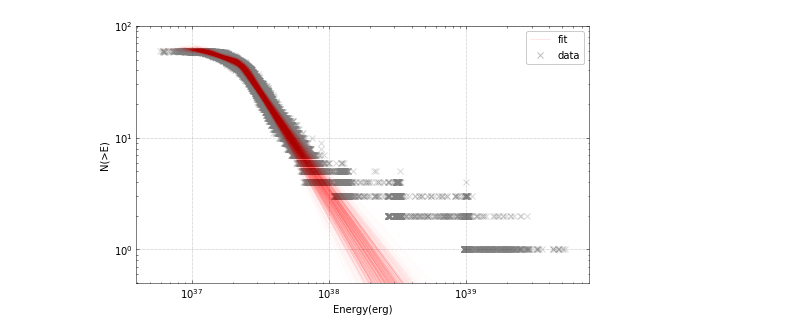
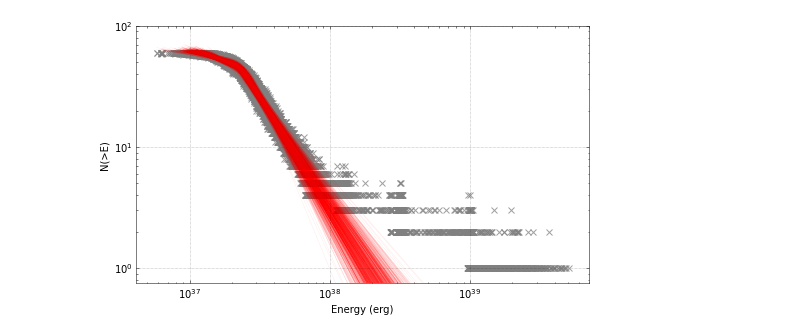
Before and after one commit to thepetabyteproject/FRB121102, a Jupyter notebook: analysis/cumulative_energy_distribution.ipynb, the cells around one changed output. Saved outputs shown, nothing was run; the diff lists cells and outputs as text; code cells hidden in the pictures.

```diff
--- a/analysis/cumulative_energy_distribution.ipynb
+++ b/analysis/cumulative_energy_distribution.ipynb
@@ -124,7 +152,9 @@ en_tot.shape
 # %%
-def randomized_energies(x):   # define a function that will randomly select points from each bursts and compute energies of those
+def randomized_energies(
+    x,
+):  # define a function that will randomly select points from each bursts and compute energies of those
     randomized = []
     for i in x:
         rand = random.choice(i)
-        randomized = np.append(randomized,rand)
+        randomized = np.append(randomized, rand)
     return randomized
@@ -141,10 +175,12 @@ def rate(x):
 # %%
-def double_power(E,E_break,alpha,beta,E_scale):      #function to define a double-power law
-    fit =[]
+def double_power(
+    E, E_break, alpha, beta, E_scale
+):  # function to define a double-power law
+    fit = []
     for energy in E:
         if energy < E_break:
-            N = E_scale*((energy/E_break)**alpha)
+            N = E_scale * ((energy / E_break) ** alpha)
         else:
-            N = E_scale*((energy/E_break)**beta)
+            N = E_scale * ((energy / E_break) ** beta)
         fit.append(N)
     return np.array(fit)
@@ -169,34 +215,52 @@ for i in energies:
 # %%
 # let's plot with the best-fit values computed from previous step
 
-with plt.style.context(['science', 'grid', 'no-latex']):
-    plt.figure(figsize=set_size(width='full')) # for half page width figures use full for full page width figures
+with plt.style.context(["science", "grid", "no-latex"]):
+    plt.figure(
+        figsize=set_size(width="full")
+    )  # for half page width figures use full for full page width figures
 
-    for i, energy in enumerate(energies):
-        complete = energy[np.where(energy>5.81e+36)] # above completeness threshold for the fitting
-        u = complete*10**(-37)             # for fitting
+    for i, energy in enumerate(tqdm(energies)):
+        complete = energy[
+            np.where(energy > 5.81e36)
+        ]  # above completeness threshold for the fitting
+        u = complete * 10 ** (-37)  # for fitting
 
         alpha = alphas[i]
         beta = betas[i]
         E_th = E_break[i]
         amp = E_scale[i]
         popt = []
 
-        plt.plot(np.sort(u*10**(37)),double_power(np.sort(u), E_th, alpha, beta, amp),linewidth=0.05, color='red',alpha=0.2)
+        plt.plot(
+            np.sort(u * 10 ** (37)),
+            double_power(np.sort(u), E_th, alpha, beta, amp),
+            linewidth=0.05,
+            color="red",
+            alpha=0.75,
+        )
 
-        plt.yscale('log')    #plots are in log scale
-        plt.xscale('log')
-        plt.scatter(u*10**37, rate(u), color='grey',alpha=0.3, marker='x')
-    plt.scatter(u*10**37, rate(u), color='grey',alpha=0.5,label='data',marker='x')
-    plt.plot(np.sort(u*10**(37)),double_power(np.sort(u), E_th, alpha, beta, amp),linewidth=0.5,color='red',alpha=0.2,label='fit')
+        plt.yscale("log")  # plots are in log scale
+        plt.xscale("log")
+        plt.scatter(u * 10 ** 37, rate(u), color="grey", alpha=0.75, marker="x")
+    plt.scatter(
+        u * 10 ** 37, rate(u), color="grey", alpha=0.75, label="data", marker="x"
+    )
+    plt.plot(
+        np.sort(u * 10 ** (37)),
+        double_power(np.sort(u), E_th, alpha, beta, amp),
+        linewidth=0.5,
+        color="red",
+        alpha=0.75,
+        label="fit",
+    )
 
-
-    plt.xlabel('Energy(erg)')
-    plt.ylabel('N(>E)')
-    plt.legend(loc = 'upper right')
-    plt.ylim([0.5, 100])
+    plt.xlabel("Energy (erg)")
+    plt.ylabel("N(>E)")
+    # plt.legend(loc="upper right")
+    plt.ylim([0.75, 100])
     plt.tight_layout()
-    plt.savefig('cumulative_energies.pdf', bbox_inches='tight')
+    plt.savefig("cumulative_energies.png", bbox_inches="tight", dpi=300)
     plt.show()
 # %% [output]
-[figure, old version]
+[figure, new version]
```
Also changed, not shown: parts of 15 cells of this notebook, 8 other files.
